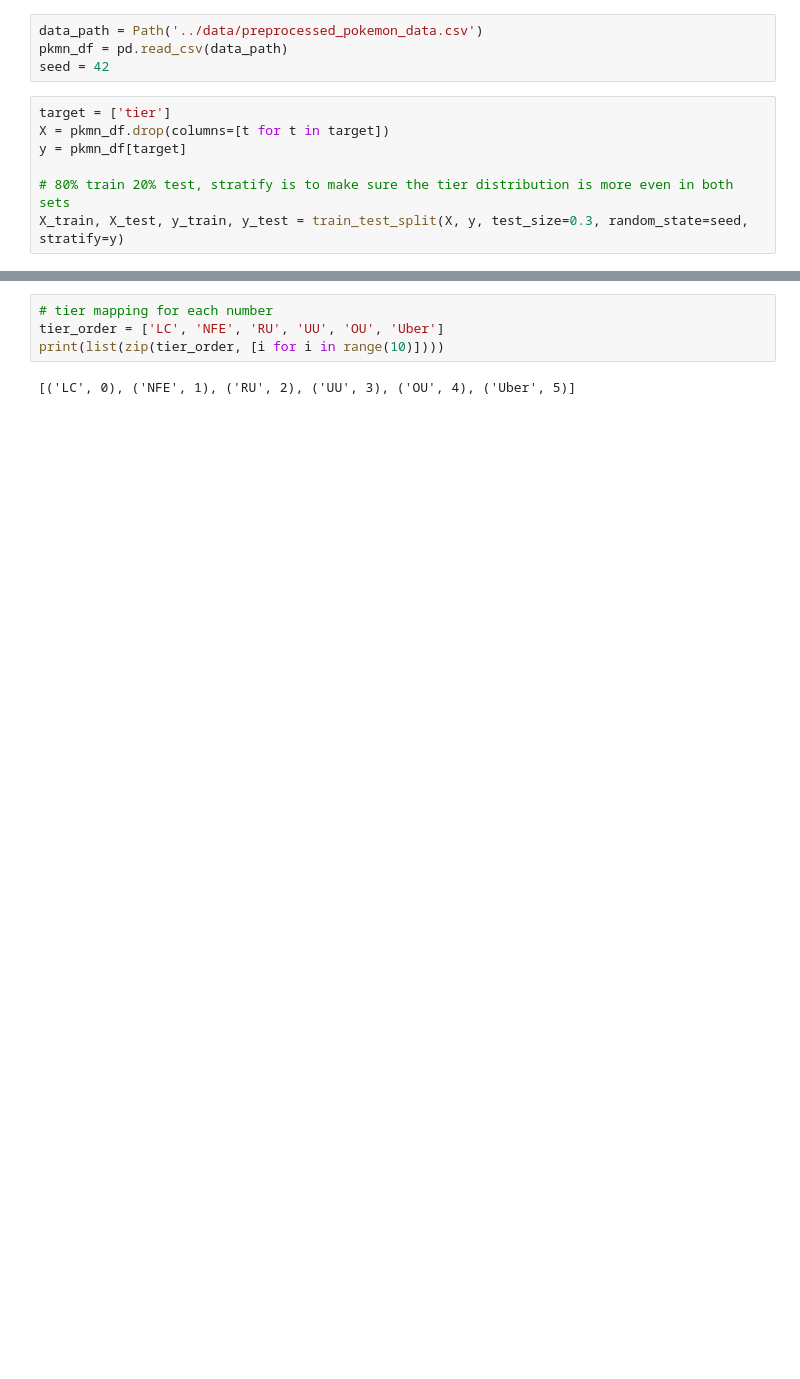
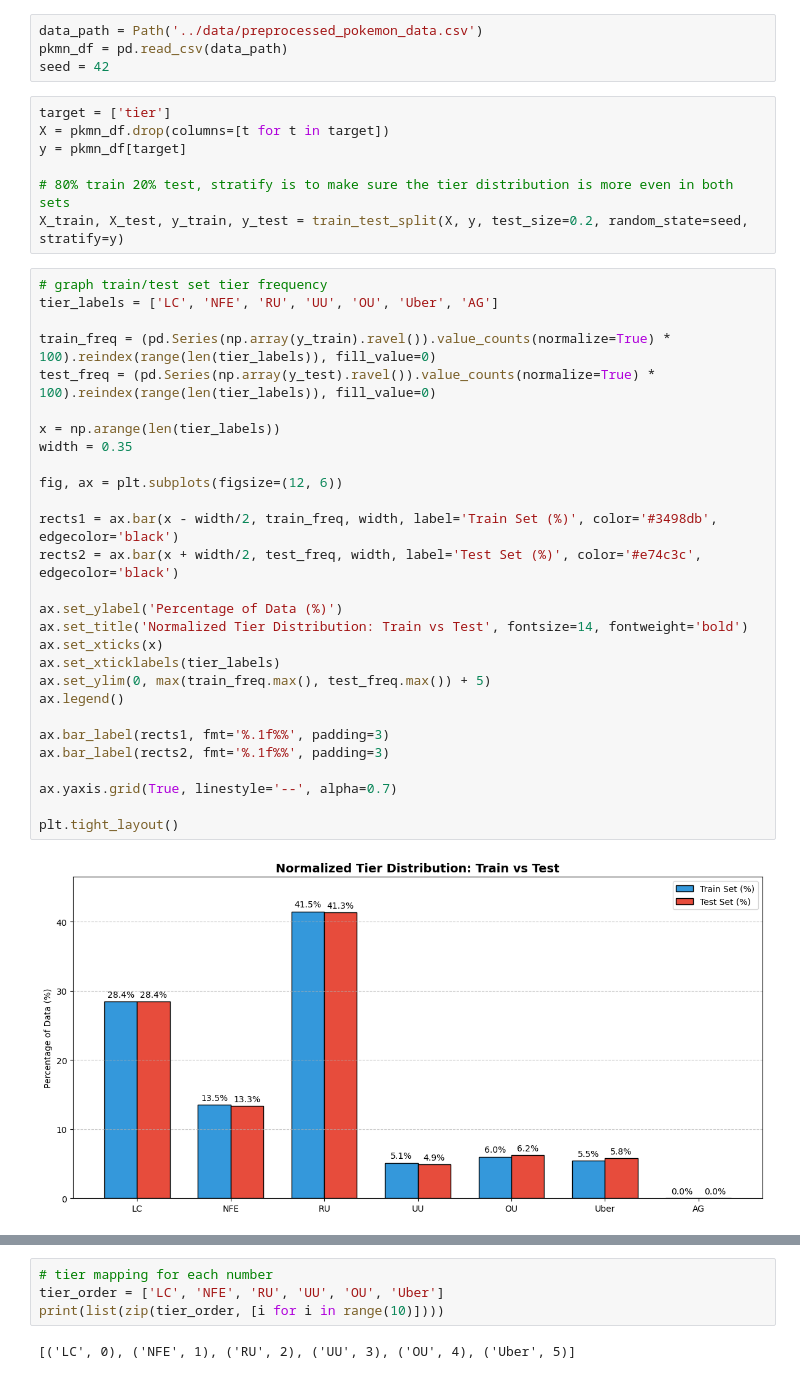
Before and after one commit to Anna-Kopec/pokemon_exploratory_data_analysis, a Jupyter notebook: src/process_tiers.ipynb, the cells around one changed output, grey strips where cells are left out. Drawn from its saved outputs; the diff is of its cells as text; blank space fills up the shorter version.

Commit message:
added graph method for tier freq across train/test set

```diff
--- a/src/process_tiers.ipynb
+++ b/src/process_tiers.ipynb
@@ -23,7 +21,37 @@ X = pkmn_df.drop(columns=[t for t in target])
 y = pkmn_df[target]
 
 # 80% train 20% test, stratify is to make sure the tier distribution is more even in both sets
-X_train, X_test, y_train, y_test = train_test_split(X, y, test_size=0.3, random_state=seed, stratify=y)
+X_train, X_test, y_train, y_test = train_test_split(X, y, test_size=0.2, random_state=seed, stratify=y)
+# %%
+# graph train/test set tier frequency
+tier_labels = ['LC', 'NFE', 'RU', 'UU', 'OU', 'Uber', 'AG']
+
+train_freq = (pd.Series(np.array(y_train).ravel()).value_counts(normalize=True) * 100).reindex(range(len(tier_labels)), fill_value=0)
+test_freq = (pd.Series(np.array(y_test).ravel()).value_counts(normalize=True) * 100).reindex(range(len(tier_labels)), fill_value=0)
+
+x = np.arange(len(tier_labels))
+width = 0.35
+
+fig, ax = plt.subplots(figsize=(12, 6))
+
+rects1 = ax.bar(x - width/2, train_freq, width, label='Train Set (%)', color='#3498db', edgecolor='black')
+rects2 = ax.bar(x + width/2, test_freq, width, label='Test Set (%)', color='#e74c3c', edgecolor='black')
+
+ax.set_ylabel('Percentage of Data (%)')
+ax.set_title('Normalized Tier Distribution: Train vs Test', fontsize=14, fontweight='bold')
+ax.set_xticks(x)
+ax.set_xticklabels(tier_labels)
+ax.set_ylim(0, max(train_freq.max(), test_freq.max()) + 5)
+ax.legend()
+
+ax.bar_label(rects1, fmt='%.1f%%', padding=3)
+ax.bar_label(rects2, fmt='%.1f%%', padding=3)
+
+ax.yaxis.grid(True, linestyle='--', alpha=0.7)
+
+plt.tight_layout()
+# %% [output]
+[figure, added]
 # %%
 '''
 NOTE: objective: multi-softclass essentially tells the model it is doing a classification problem
```
Also changed, not shown: parts of 3 cells of this notebook.
